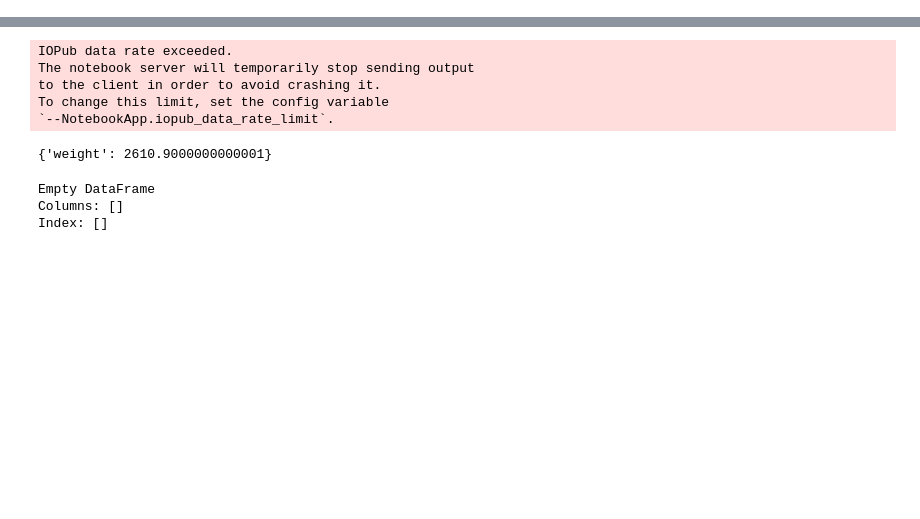
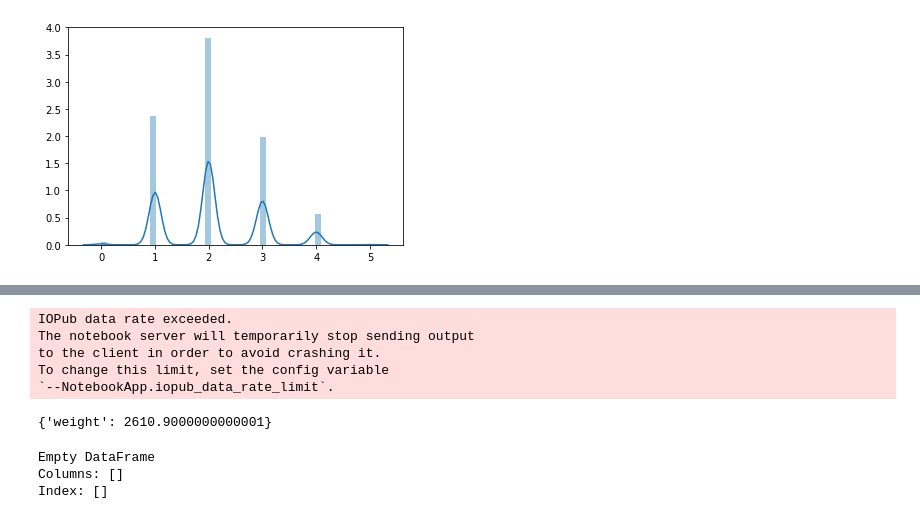
Before and after one commit to shawnwan47/ST_Attention, a Jupyter notebook: Untitled.ipynb, the cells around one changed output, grey strips where cells are left out. Drawn from its saved outputs; the diff is of its cells as text; code cells hidden in the pictures; blank space fills up the shorter version.

```diff
--- a/Untitled.ipynb
+++ b/Untitled.ipynb
@@ -13,0 +39,5 @@ link = la.load_link()
+# %%
+sns.distplot(hop.values.reshape(-1))
+plt.show()
+# %% [output]
+[figure, added]
```
Also changed, not shown: parts of 9 cells of this notebook, 14 other files.
